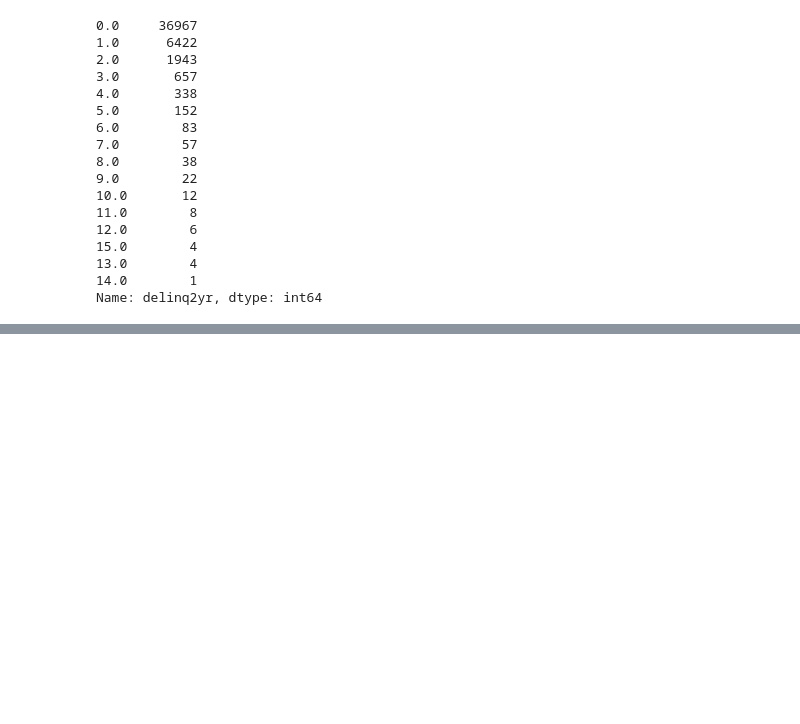
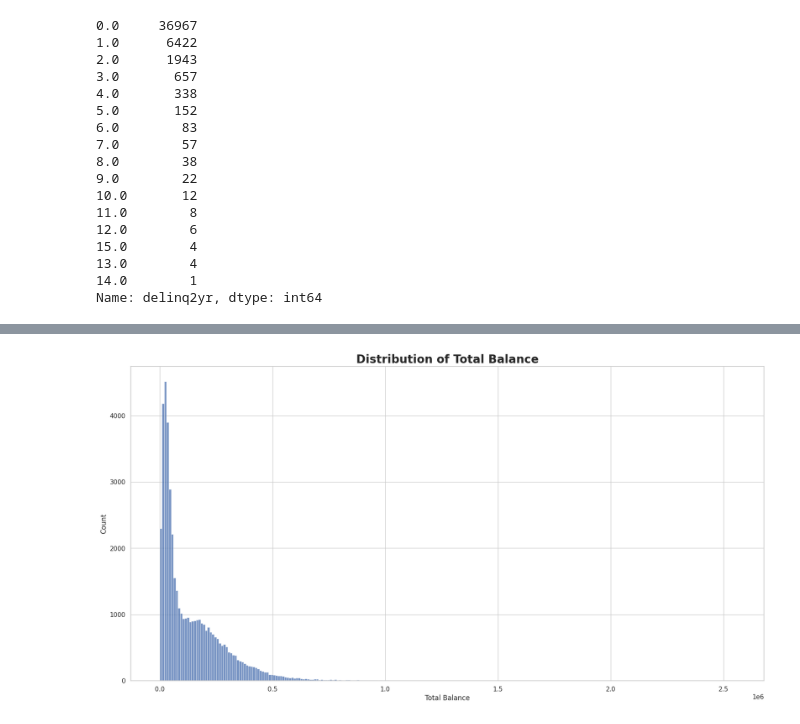
Before and after one commit to AlbertHunduza/Loan-Default-AI, a Jupyter notebook: Exploratory_Data_Analysis.ipynb, the cells around one changed output, grey strips where cells are left out. Cells and saved outputs as stored; diff of their text form; code cells hidden in the pictures; blank space fills up the shorter version.

```diff
--- a/Exploratory_Data_Analysis.ipynb
+++ b/Exploratory_Data_Analysis.ipynb
@@ -559,0 +638,18 @@ Name: delinq2yr, dtype: int64
+# %%
+# histogram of the totalBal column
+
+# Set the figure size.
+plt.figure(figsize=(20, 10))
+
+# Create a histogram.
+sns.histplot(data=loan_data['totalBal'])
+
+# Add a title and labels.
+plt.title('Distribution of Total Balance', fontsize=20, weight='bold')
+plt.xlabel('Total Balance')
+plt.ylabel('Count')
+
+# Show the plot.
+plt.show()
+# %% [output]
+[figure, added]
```
Also changed, not shown: parts of 11 cells of this notebook.
